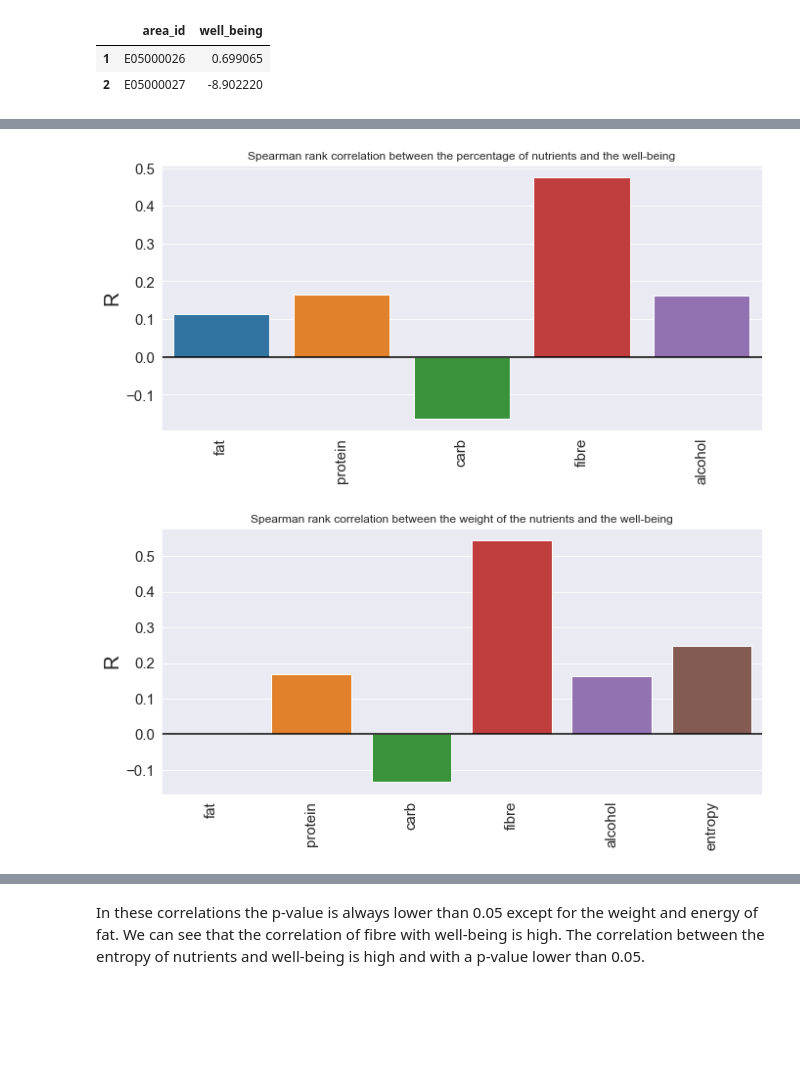
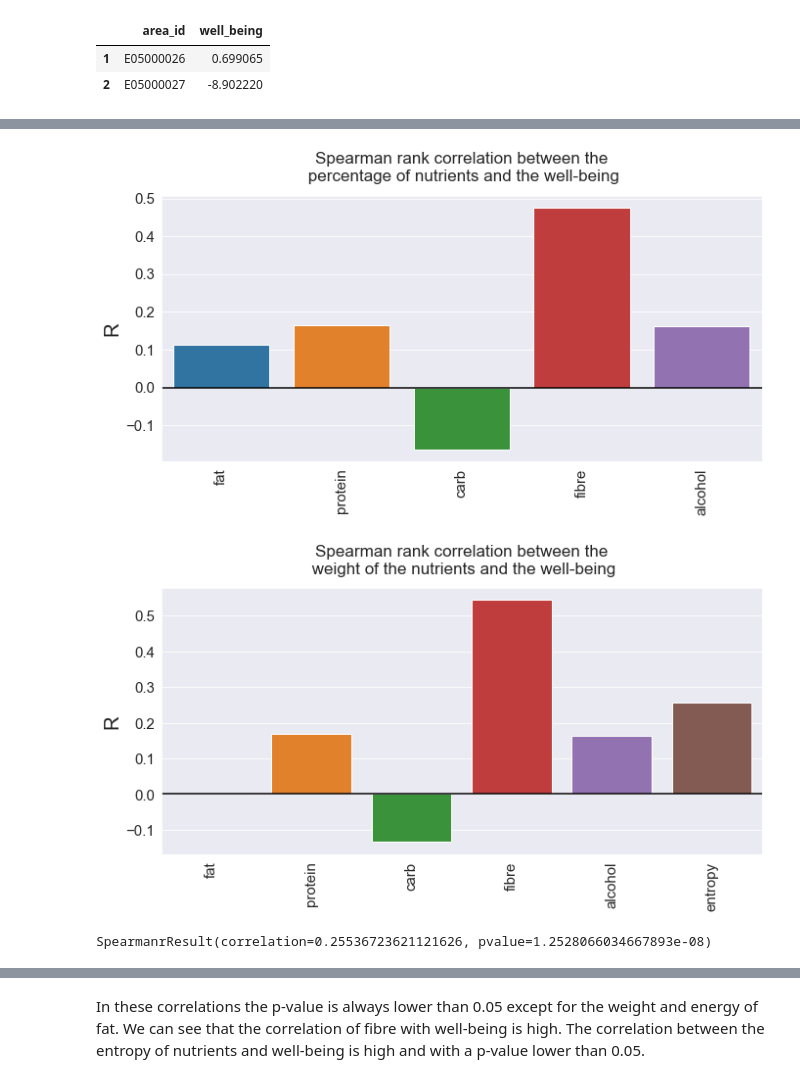
Before and after one commit to epfl-ada/ada-2020-project-milestone-p3-p3_improvise-adapt-overcome, a Jupyter notebook: p4_milestone.ipynb, the cells around one changed output, grey strips where cells are left out. Cells and saved outputs as stored; diff of their text form; code cells hidden in the pictures; blank space fills up the shorter version.

```diff
--- a/p4_milestone.ipynb
+++ b/p4_milestone.ipynb
@@ -169,14 +178,26 @@ spearman_energy = {}
 spearman_energy_plot = {}
 
 for nutrient in nutrients:
-    spearman_nutrients[nutrient] = stats.spearmanr(df["percentage_%s"%nutrient],df['well_being'])
+    spearman_nutrients[nutrient] = stats.spearmanr(df["percentage_%s_energy"%nutrient],df["well_being"])
     spearman_nutrients_plot[nutrient] = spearman_nutrients[nutrient].correlation
 
-    spearman_weight[nutrient] = stats.spearmanr(df["%s"%nutrient],df['well_being'])
+    spearman_weight[nutrient] = stats.spearmanr(df["%s"%nutrient],df["well_being"])
     spearman_weight_plot[nutrient] = spearman_weight[nutrient].correlation
 
-    spearman_energy[nutrient] = stats.spearmanr(df["energy_%s"%nutrient],df['well_being'])
+    spearman_energy[nutrient] = stats.spearmanr(df["energy_%s"%nutrient],df["well_being"])
     spearman_energy_plot[nutrient] = spearman_energy[nutrient].correlation
 
-spearman_entropy = stats.spearmanr(df["h_nutrients_calories_norm"],df['well_being'])
-spearman_weight_plot["entropy"] = spearman_entropy.correlation
+# Spearman rank correlation for the entropies relative to the weight and energy of the nutrients
+spearman_weight["entropy"] = stats.spearmanr(df["h_nutrients_weight_norm"],df["well_being"])
+spearman_weight_plot["entropy"] = spearman_weight["entropy"].correlation
+
+spearman_energy["entropy"] = stats.spearmanr(df["h_nutrients_calories_norm"],df["well_being"])
+spearman_energy_plot["entropy"] = spearman_energy["entropy"].correlation
+
+# Spearman rank correlation relative to the percentage weight for fda nutrients
+spearman_weight_fda = {}
+spearman_weight_fda_plot = {}
+
+for nutrient in fda_nutrients:
+    spearman_weight_fda[nutrient] = stats.spearmanr(df["percentage_%s_weight"%nutrient],df["well_being"])
+    spearman_weight_fda_plot[nutrient] = spearman_weight_fda[nutrient].correlation
@@ -183,17 +212,19 @@ spearman_weight_plot["entropy"] = spearman_entropy.correlation
 # %%
-def plot_barplot(x, y, title='Correlation', ylabel='R'):
+def plot_barplot(x, y, title='Correlation', ylabel='R', save_image=False, save_name="plot"):
     """
     Plots a barplot.
     """
-    plt.figure(figsize=(11,5))
+    fig = plt.figure(figsize=(11,5))
 
     sns.set_style('darkgrid')
     plt.xticks(rotation=90)
     plt.ylabel(ylabel, fontsize=20)
 
-    plt.title(title)
+    plt.title(title, fontsize=17, pad=15.0)
     plt.tick_params(labelsize=15)
     plt.axhline(y=0, color='black')
 
     sns.barplot(x=x,y=y)
     plt.show()
+
+    fig.savefig("images\%s"%save_name, bbox_inches='tight')
@@ -200,11 +259,15 @@ def plot_barplot(x, y, title='Correlation', ylabel='R'):
 # %%
 plot_barplot(nutrients, list(spearman_nutrients_plot.values()),
-             title="Spearman rank correlation between the percentage of nutrients and the well-being", ylabel='R')
+             title="Spearman rank correlation between the\n percentage of nutrients and the well-being", ylabel='R')
 # %% [output]
-[figure, old version]
+[figure, new version]
 # %%
 plot_barplot(list(spearman_weight_plot.keys()), list(spearman_weight_plot.values()),
-             title="Spearman rank correlation between the weight of the nutrients and the well-being", ylabel='R')
+             title="Spearman rank correlation between the\n weight of the nutrients and the well-being", ylabel='R')
 # %% [output]
-[figure, old version]
+[figure, new version]
+# %%
+spearman_weight_entropy
+# %% [output]
+SpearmanrResult(correlation=0.25536723621121626, pvalue=1.2528066034667893e-08)
 # %%
```
Also changed, not shown: parts of 22 cells of this notebook.
